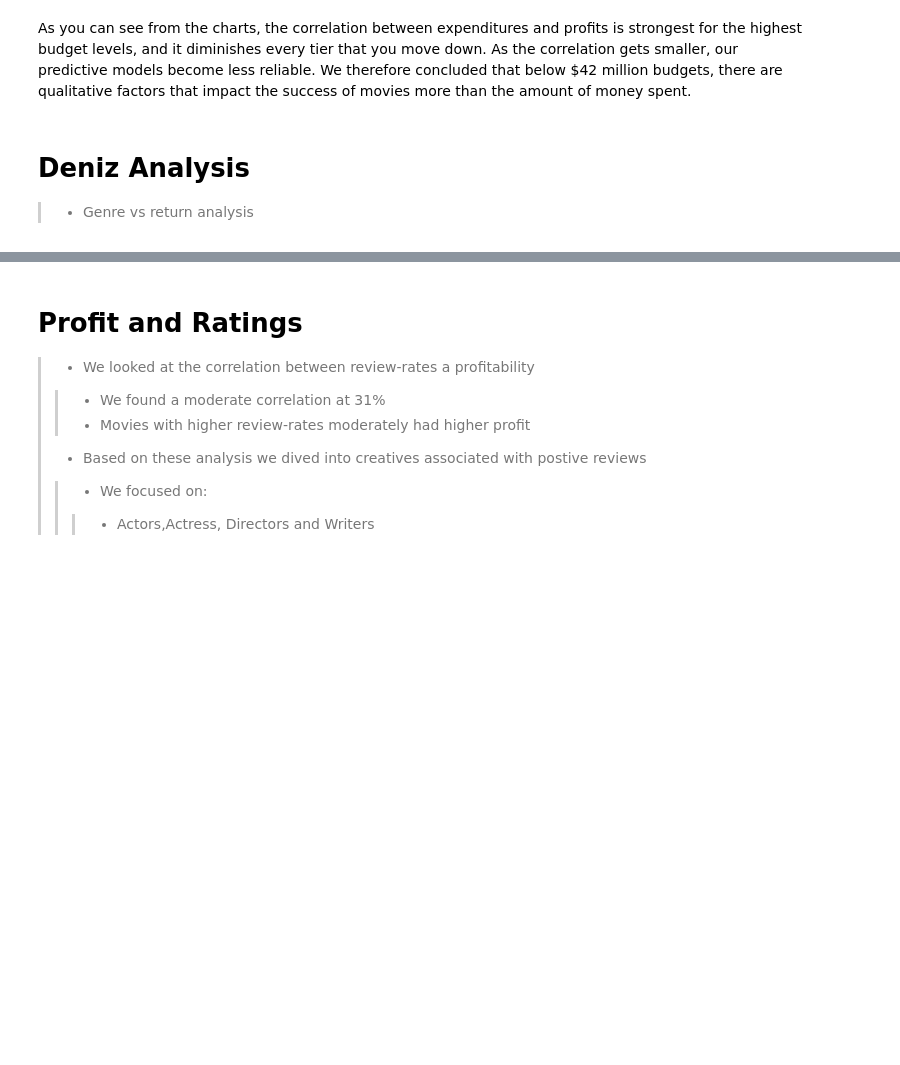
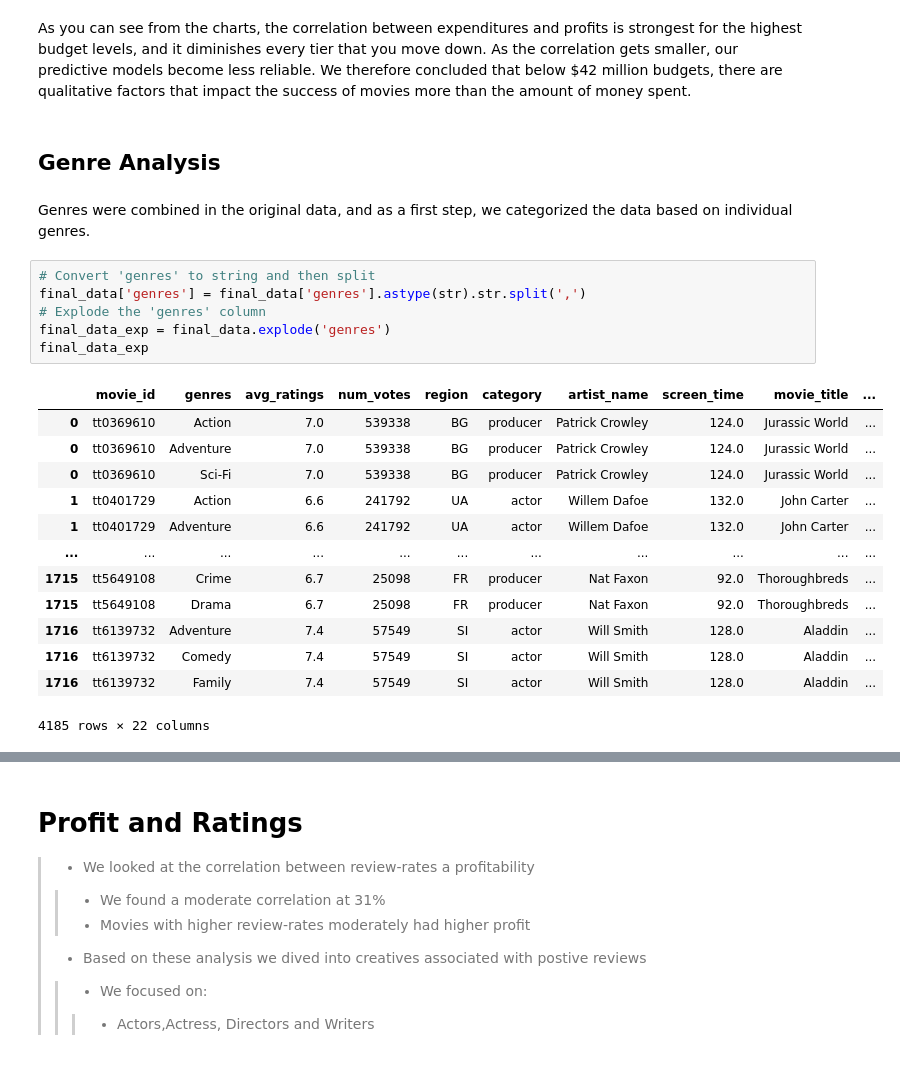
Before and after one commit to dvdhartsman/Phase_2_Movie_Project, a Jupyter notebook: Final_Project_Notebook.ipynb, the cells around one changed output, grey strips where cells are left out. Drawn from its saved outputs; the diff is of its cells as text; blank space fills up the shorter version.

```diff
--- a/Final_Project_Notebook.ipynb
+++ b/Final_Project_Notebook.ipynb
@@ -214,6 +189,27 @@ y = .99*x + 17.35
 y = 2.96*x + 4.86
 # %% [markdown]
 As you can see from the charts, the correlation between expenditures and profits is strongest for the highest budget levels, and it diminishes every tier that you move down. As the correlation gets smaller, our predictive models become less reliable. We therefore concluded that below $42 million budgets, there are qualitative factors that impact the success of movies more than the amount of money spent.
-# %% [markdown]
-# Deniz Analysis
->- Genre vs return analysis
+# %% [markdown]
+## Genre Analysis
+# %% [markdown]
+Genres were combined in the original data, and as a first step, we categorized the data based on individual genres.
+# %%
+# Convert 'genres' to string and then split
+final_data['genres'] = final_data['genres'].astype(str).str.split(',')
+# Explode the 'genres' column
+final_data_exp = final_data.explode('genres')
+final_data_exp
+# %% [output]
+|  | movie_id | genres | avg_ratings | num_votes | region | category | artist_name | screen_time | movie_title | ... |
+| 0 | tt0369610 | Action | 7.0 | 539338 | BG | producer | Patrick Crowley | 124.0 | Jurassic World | ... |
+| 0 | tt0369610 | Adventure | 7.0 | 539338 | BG | producer | Patrick Crowley | 124.0 | Jurassic World | ... |
+| 0 | tt0369610 | Sci-Fi | 7.0 | 539338 | BG | producer | Patrick Crowley | 124.0 | Jurassic World | ... |
+| 1 | tt0401729 | Action | 6.6 | 241792 | UA | actor | Willem Dafoe | 132.0 | John Carter | ... |
+| 1 | tt0401729 | Adventure | 6.6 | 241792 | UA | actor | Willem Dafoe | 132.0 | John Carter | ... |
+| ... | ... | ... | ... | ... | ... | ... | ... | ... | ... | ... |
+| 1715 | tt5649108 | Crime | 6.7 | 25098 | FR | producer | Nat Faxon | 92.0 | Thoroughbreds | ... |
+| 1715 | tt5649108 | Drama | 6.7 | 25098 | FR | producer | Nat Faxon | 92.0 | Thoroughbreds | ... |
+| 1716 | tt6139732 | Adventure | 7.4 | 57549 | SI | actor | Will Smith | 128.0 | Aladdin | ... |
+| 1716 | tt6139732 | Comedy | 7.4 | 57549 | SI | actor | Will Smith | 128.0 | Aladdin | ... |
+| 1716 | tt6139732 | Family | 7.4 | 57549 | SI | actor | Will Smith | 128.0 | Aladdin | ... |
+4185 rows × 22 columns
```
Also changed, not shown: parts of 19 cells of this notebook.
